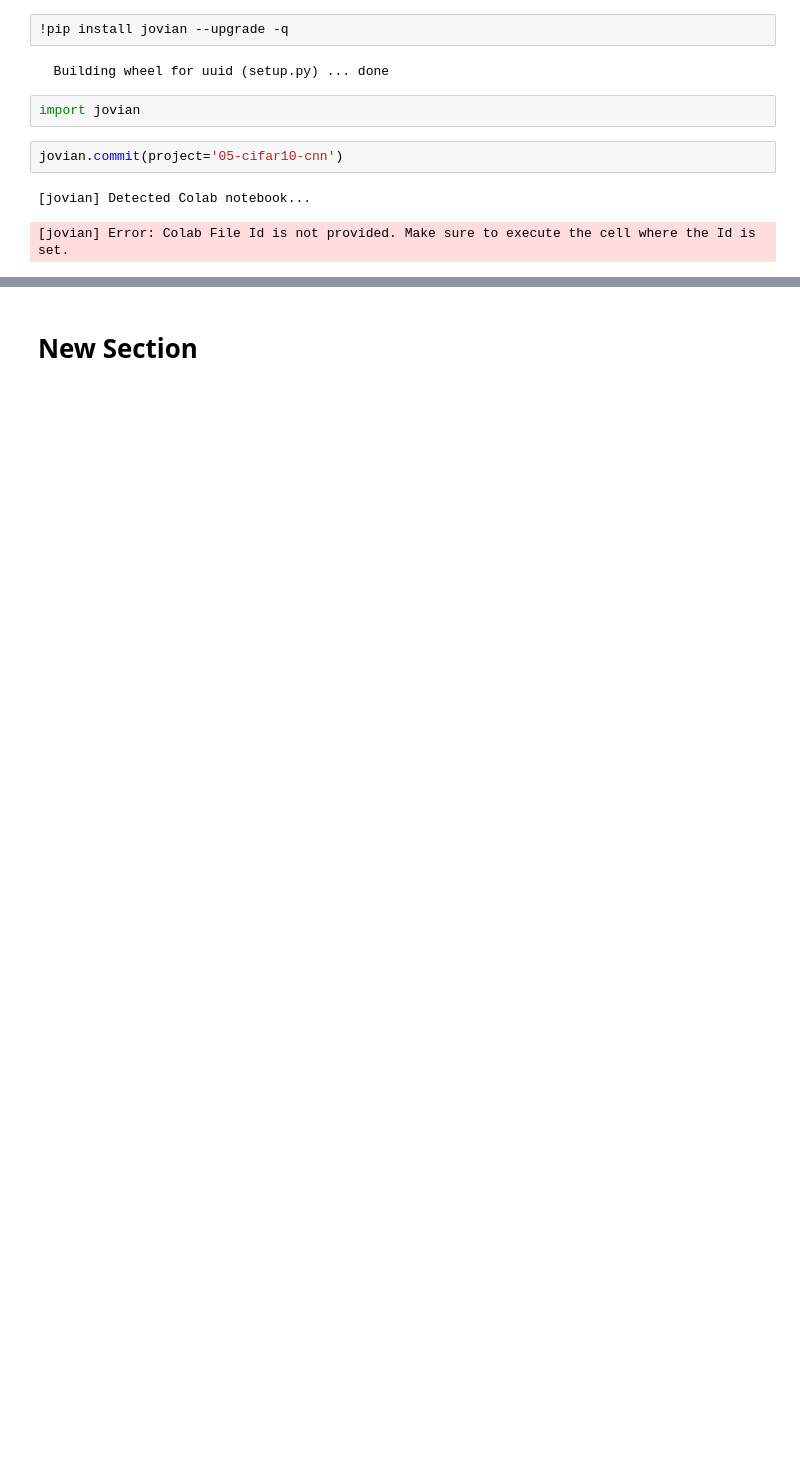
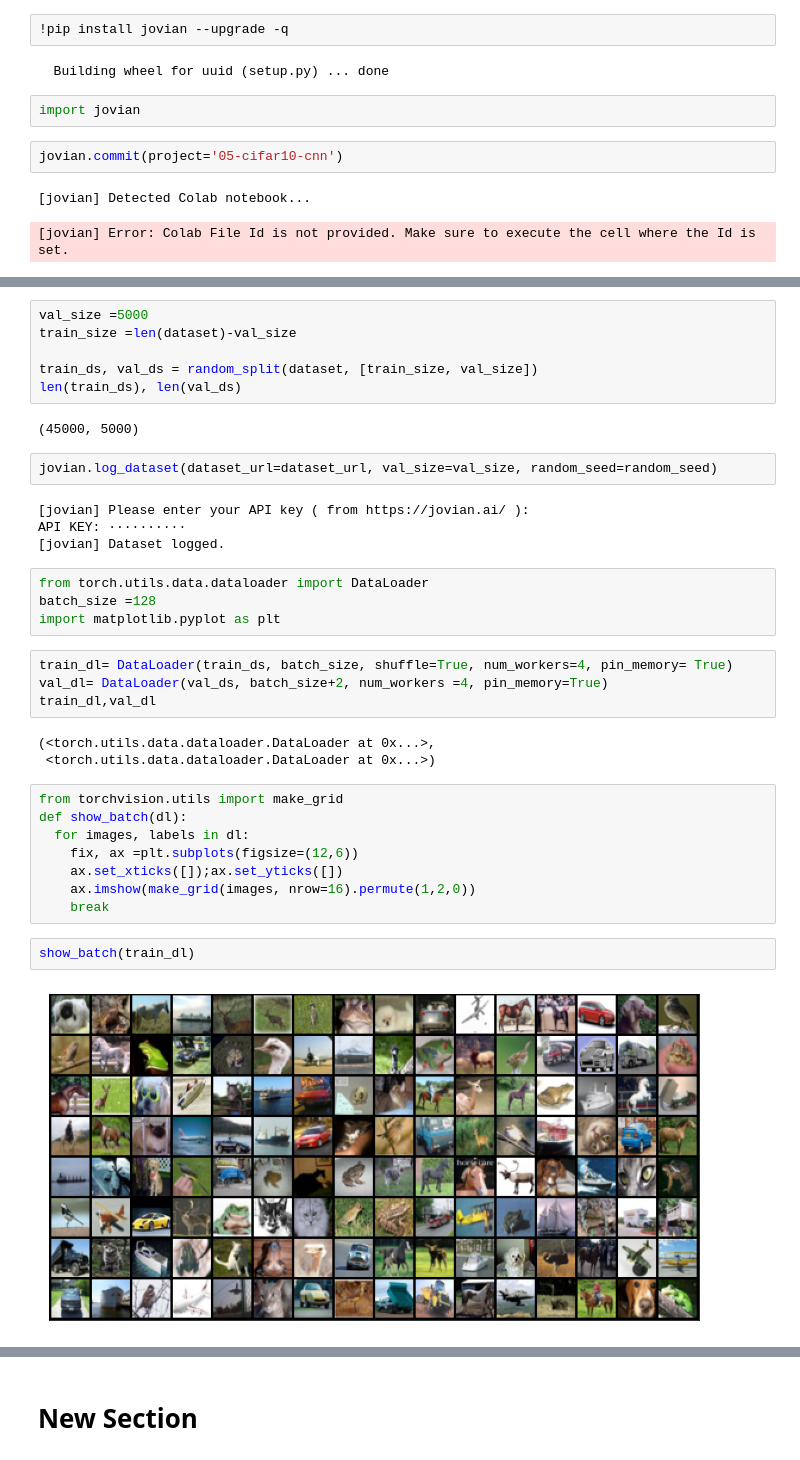
Before and after one commit to eunjoo-ny/ML-Code, a Jupyter notebook: 4_Lesson_4_Image_Classification_with_Convolutional_Neural_Networks.ipynb, the cells around one changed output, grey strips where cells are left out. Drawn from its saved outputs; the diff is of its cells as text; blank space fills up the shorter version.

```diff
--- a/4_Lesson_4_Image_Classification_with_Convolutional_Neural_Networks.ipynb
+++ b/4_Lesson_4_Image_Classification_with_Convolutional_Neural_Networks.ipynb
@@ -112,0 +114,37 @@ pip install jovian --upgrade --user
+# %%
+val_size =5000
+train_size =len(dataset)-val_size
+
+train_ds, val_ds = random_split(dataset, [train_size, val_size])
+len(train_ds), len(val_ds)
+# %% [output]
+(45000, 5000)
+# %%
+jovian.log_dataset(dataset_url=dataset_url, val_size=val_size, random_seed=random_seed)
+# %% [output]
+[jovian] Please enter your API key ( from https://jovian.ai/ ):
+API KEY: ··········
+[jovian] Dataset logged.
+# %%
+from torch.utils.data.dataloader import DataLoader
+batch_size =128
+import matplotlib.pyplot as plt
+# %%
+train_dl= DataLoader(train_ds, batch_size, shuffle=True, num_workers=4, pin_memory= True)
+val_dl= DataLoader(val_ds, batch_size+2, num_workers =4, pin_memory=True)
+train_dl,val_dl
+# %% [output]
+(<torch.utils.data.dataloader.DataLoader at 0x...>,
+ <torch.utils.data.dataloader.DataLoader at 0x...>)
+# %%
+from torchvision.utils import make_grid
+def show_batch(dl):
+  for images, labels in dl:
+    fix, ax =plt.subplots(figsize=(12,6))
+    ax.set_xticks([]);ax.set_yticks([])
+    ax.imshow(make_grid(images, nrow=16).permute(1,2,0))
+    break
+# %%
+show_batch(train_dl)
+# %% [output]
+[figure, added]
```
Also changed, not shown: parts of 4 cells of this notebook.
